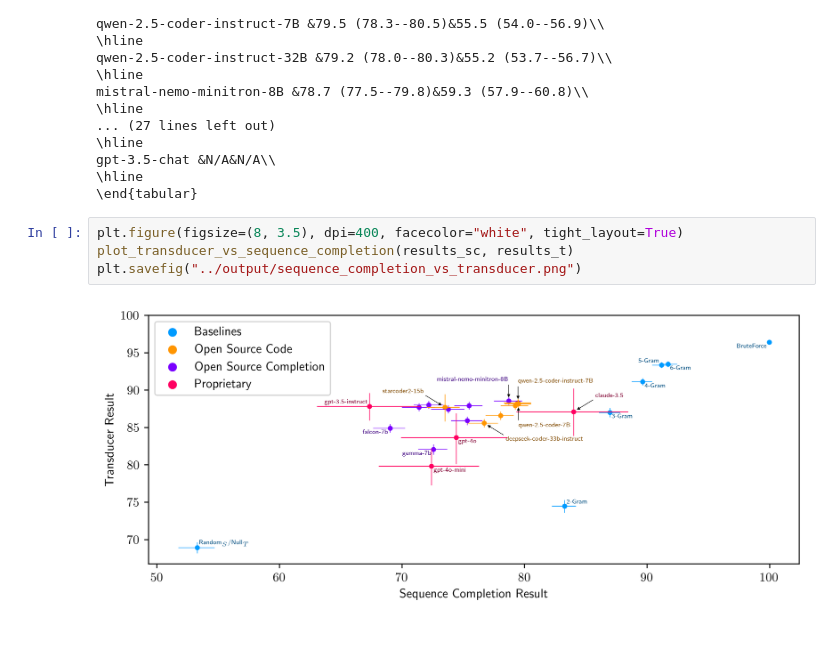
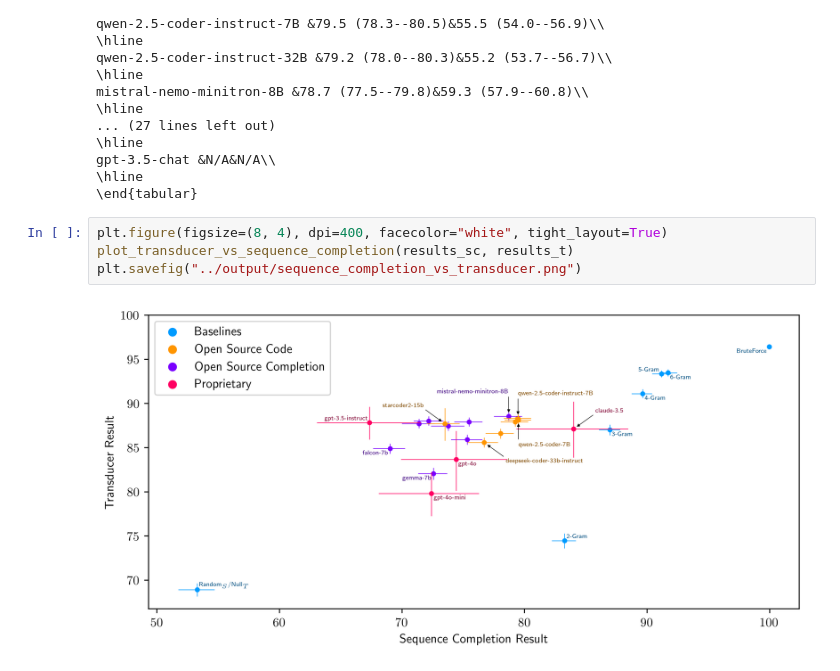
Before and after one commit to kavigupta/evallm, a Jupyter notebook: notebooks/main-tables.ipynb, the cells around one changed output. Saved outputs shown, nothing was run; the diff lists cells and outputs as text; blank space fills up the shorter version.

```diff
--- a/notebooks/main-tables.ipynb
+++ b/notebooks/main-tables.ipynb
@@ -95,8 +95,8 @@ gpt-3.5-chat &N/A&N/A\\
 \hline
 \end{tabular}
 # %%
-plt.figure(figsize=(8, 3.5), dpi=400, facecolor="white", tight_layout=True)
+plt.figure(figsize=(8, 4), dpi=400, facecolor="white", tight_layout=True)
 plot_transducer_vs_sequence_completion(results_sc, results_t)
 plt.savefig("../output/sequence_completion_vs_transducer.png")
 # %% [output]
-[figure, old version]
+[figure, new version]
```
Also changed, not shown: 1 other file.
